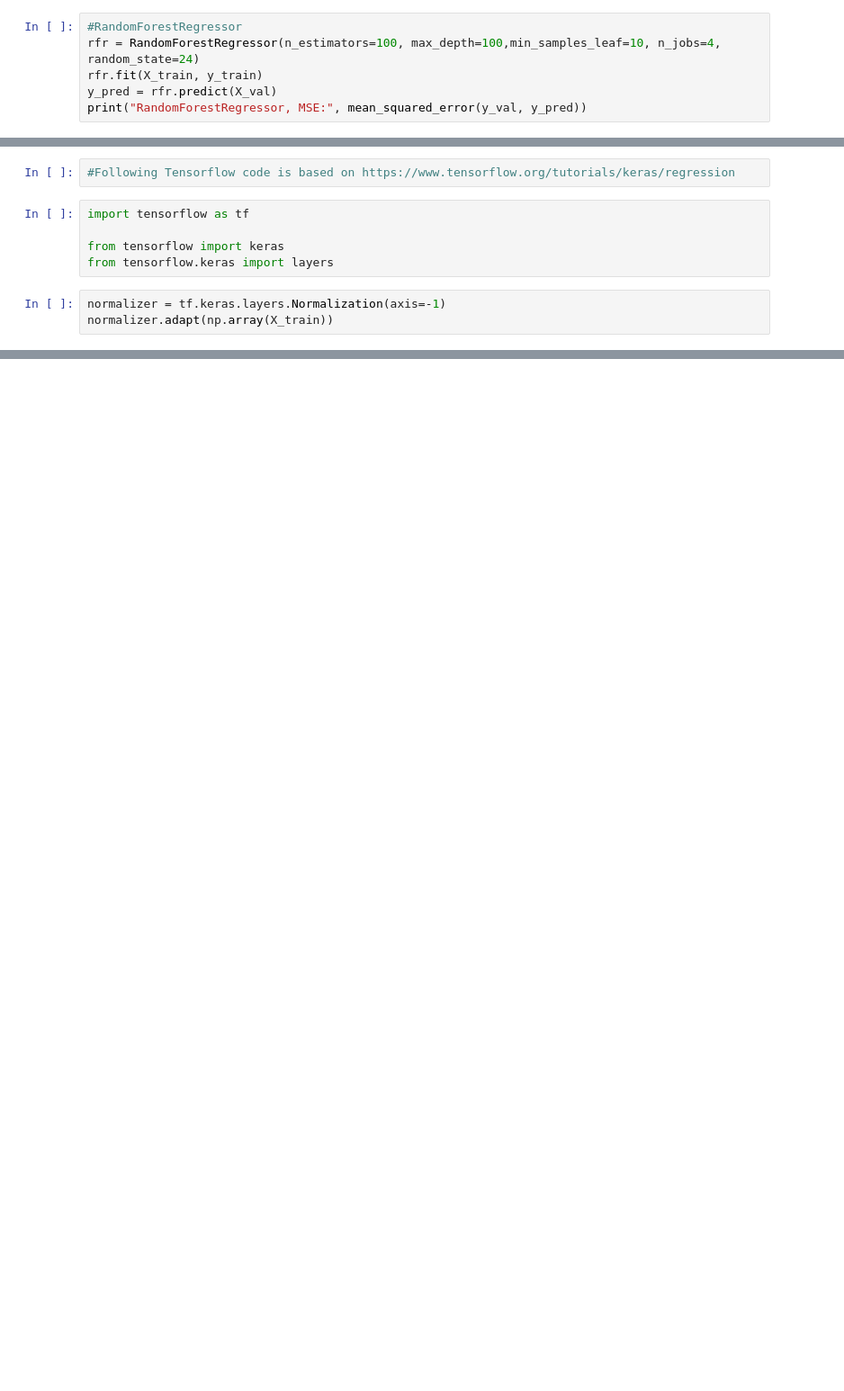
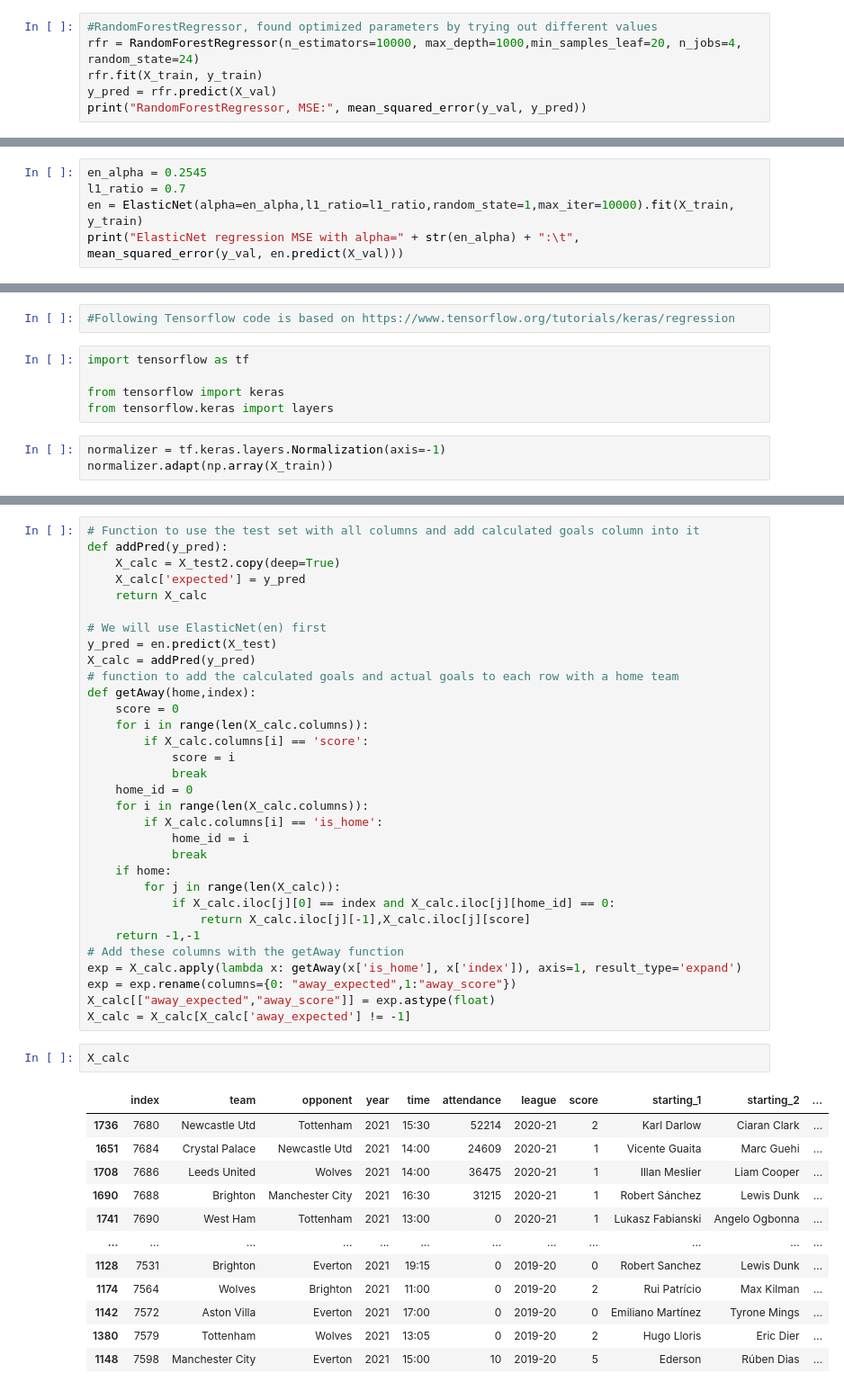
Before and after one commit to OliverSavolainen/IDS2021_D9, a Jupyter notebook: D9/IDS2021_D9.ipynb, the cells around one changed output, grey strips where cells are left out. Shown: that part at 90% size. Saved outputs shown, nothing was run; the diff lists cells and outputs as text; blank space fills up the shorter version.

Commit message:
Add ElasticNet, improve test set and calculate results

```diff
--- a/D9/IDS2021_D9.ipynb
+++ b/D9/IDS2021_D9.ipynb
@@ -585,8 +555,8 @@ from sklearn.metrics import mean_squared_error
 from sklearn.preprocessing import StandardScaler
 from sklearn.svm import SVR
 # %%
-#RandomForestRegressor
-rfr = RandomForestRegressor(n_estimators=100, max_depth=100,min_samples_leaf=10, n_jobs=4, random_state=24)
+#RandomForestRegressor, found optimized parameters by trying out different values
+rfr = RandomForestRegressor(n_estimators=10000, max_depth=1000,min_samples_leaf=20, n_jobs=4, random_state=24)
 rfr.fit(X_train, y_train)
 y_pred = rfr.predict(X_val)
 print("RandomForestRegressor, MSE:", mean_squared_error(y_val, y_pred))
@@ -609,0 +604,5 @@ SVM rbf, MSE: 1.4382961473216285
+# %%
+en_alpha = 0.2545
+l1_ratio = 0.7
+en = ElasticNet(alpha=en_alpha,l1_ratio=l1_ratio,random_state=1,max_iter=10000).fit(X_train, y_train)
+print("ElasticNet regression MSE with alpha=" + str(en_alpha) + ":\t", mean_squared_error(y_val, en.predict(X_val)))
@@ -674,0 +664,47 @@ print(math.sqrt(dnn_model2.evaluate(X_test, y_test, verbose=0)))
+# %%
+# Function to use the test set with all columns and add calculated goals column into it
+def addPred(y_pred):
+    X_calc = X_test2.copy(deep=True)
+    X_calc['expected'] = y_pred
+    return X_calc
+
+# We will use ElasticNet(en) first
+y_pred = en.predict(X_test)
+X_calc = addPred(y_pred)
+# function to add the calculated goals and actual goals to each row with a home team
+def getAway(home,index):
+    score = 0
+    for i in range(len(X_calc.columns)):
+        if X_calc.columns[i] == 'score':
+            score = i
+            break
+    home_id = 0
+    for i in range(len(X_calc.columns)):
+        if X_calc.columns[i] == 'is_home':
+            home_id = i
+            break
+    if home:
+        for j in range(len(X_calc)):
+            if X_calc.iloc[j][0] == index and X_calc.iloc[j][home_id] == 0:
+                return X_calc.iloc[j][-1],X_calc.iloc[j][score]
+    return -1,-1
+# Add these columns with the getAway function
+exp = X_calc.apply(lambda x: getAway(x['is_home'], x['index']), axis=1, result_type='expand')
+exp = exp.rename(columns={0: "away_expected",1:"away_score"})
+X_calc[["away_expected","away_score"]] = exp.astype(float)
+X_calc = X_calc[X_calc['away_expected'] != -1]
+# %%
+X_calc
+# %% [output]
+|  | index | team | opponent | year | time | attendance | league | score | starting_1 | starting_2 | ... |
+| 1736 | 7680 | Newcastle Utd | Tottenham | 2021 | 15:30 | 52214 | 2020-21 | 2 | Karl Darlow | Ciaran Clark | ... |
+| 1651 | 7684 | Crystal Palace | Newcastle Utd | 2021 | 14:00 | 24609 | 2020-21 | 1 | Vicente Guaita | Marc Guehi | ... |
+| 1708 | 7686 | Leeds United | Wolves | 2021 | 14:00 | 36475 | 2020-21 | 1 | Illan Meslier | Liam Cooper | ... |
+| 1690 | 7688 | Brighton | Manchester City | 2021 | 16:30 | 31215 | 2020-21 | 1 | Robert Sánchez | Lewis Dunk | ... |
+| 1741 | 7690 | West Ham | Tottenham | 2021 | 13:00 | 0 | 2020-21 | 1 | Lukasz Fabianski | Angelo Ogbonna | ... |
+| ... | ... | ... | ... | ... | ... | ... | ... | ... | ... | ... | ... |
+| 1128 | 7531 | Brighton | Everton | 2021 | 19:15 | 0 | 2019-20 | 0 | Robert Sanchez | Lewis Dunk | ... |
+| 1174 | 7564 | Wolves | Brighton | 2021 | 11:00 | 0 | 2019-20 | 2 | Rui Patrício | Max Kilman | ... |
+| 1142 | 7572 | Aston Villa | Everton | 2021 | 17:00 | 0 | 2019-20 | 0 | Emiliano Martínez | Tyrone Mings | ... |
+| 1380 | 7579 | Tottenham | Wolves | 2021 | 13:05 | 0 | 2019-20 | 2 | Hugo Lloris | Eric Dier | ... |
+| 1148 | 7598 | Manchester City | Everton | 2021 | 15:00 | 10 | 2019-20 | 5 | Ederson | Rúben Dias | ... |
```
Also changed, not shown: parts of 38 cells of this notebook.
